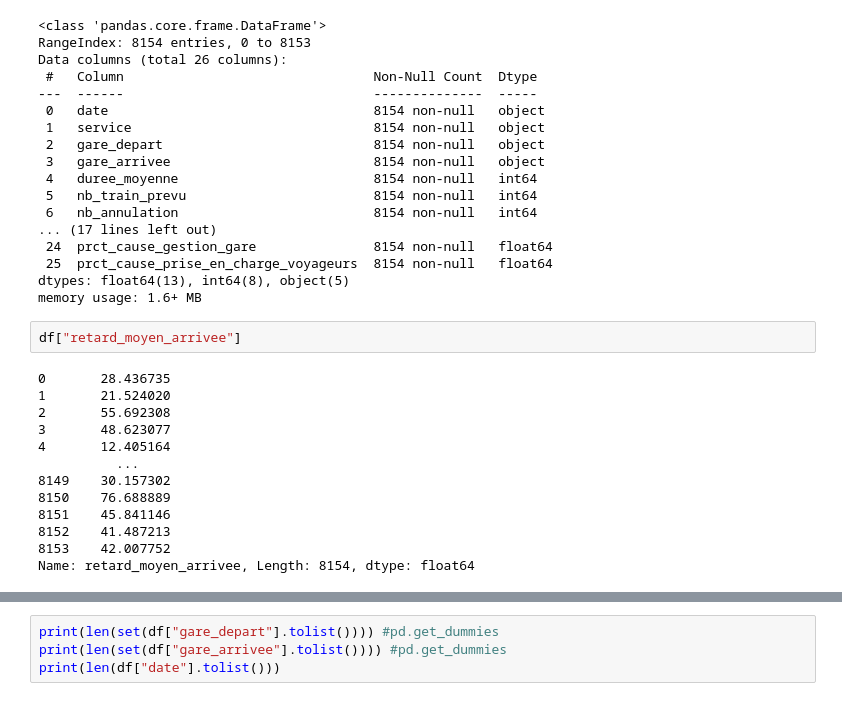
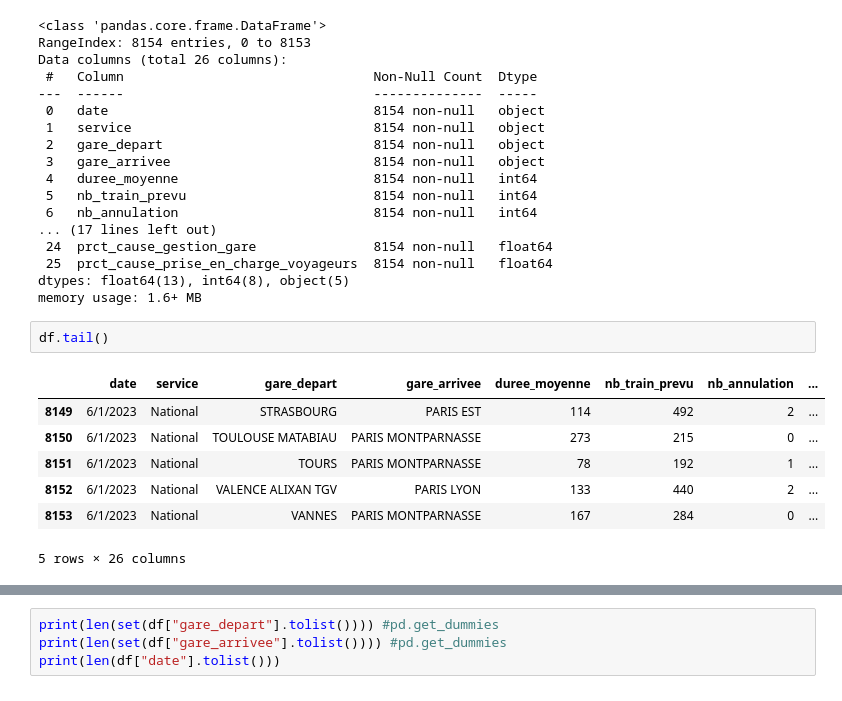
Before and after one commit to MatthiasPicard/TGV-delay-predictions, a Jupyter notebook: notebook.ipynb, the cells around one changed output, grey strips where cells are left out. Drawn from its saved outputs; the diff is of its cells as text.

```diff
--- a/notebook.ipynb
+++ b/notebook.ipynb
@@ -56,17 +56,12 @@ Data columns (total 26 columns):
 dtypes: float64(13), int64(8), object(5)
 memory usage: 1.6+ MB
 # %%
-df["retard_moyen_arrivee"]
+df.tail()
 # %% [output]
+|  | date | service | gare_depart | gare_arrivee | duree_moyenne | nb_train_prevu | nb_annulation | ... |
+| 8149 | 6/1/2023 | National | STRASBOURG | PARIS EST | 114 | 492 | 2 | ... |
+| 8150 | 6/1/2023 | National | TOULOUSE MATABIAU | PARIS MONTPARNASSE | 273 | 215 | 0 | ... |
+| 8151 | 6/1/2023 | National | TOURS | PARIS MONTPARNASSE | 78 | 192 | 1 | ... |
+| 8152 | 6/1/2023 | National | VALENCE ALIXAN TGV | PARIS LYON | 133 | 440 | 2 | ... |
+| 8153 | 6/1/2023 | National | VANNES | PARIS MONTPARNASSE | 167 | 284 | 0 | ... |
-0       28.436735
-1       21.524020
-2       55.692308
-3       48.623077
-4       12.405164
-          ...
-8149    30.157302
-8150    76.688889
-8151    45.841146
-8152    41.487213
-8153    42.007752
-Name: retard_moyen_arrivee, Length: 8154, dtype: float64
+5 rows × 26 columns
```
Also changed, not shown: parts of 8 cells of this notebook.
